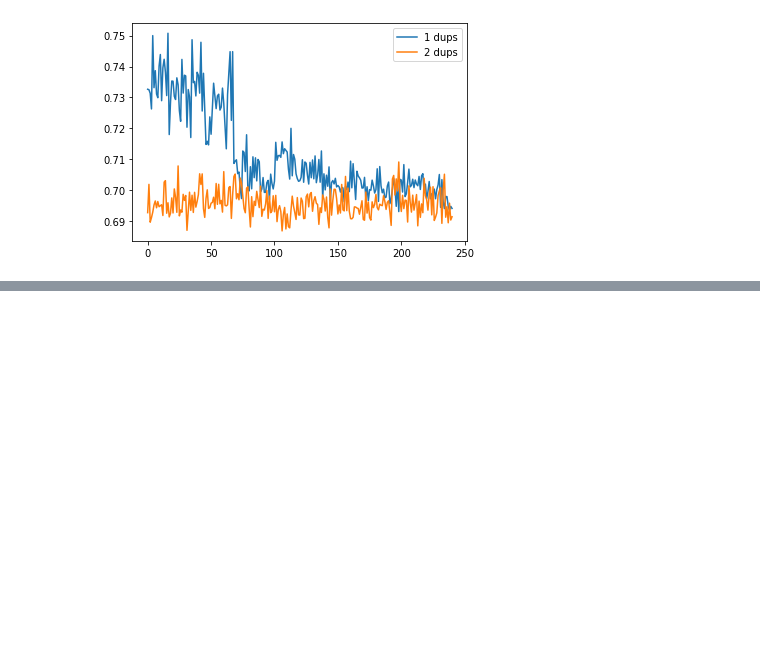
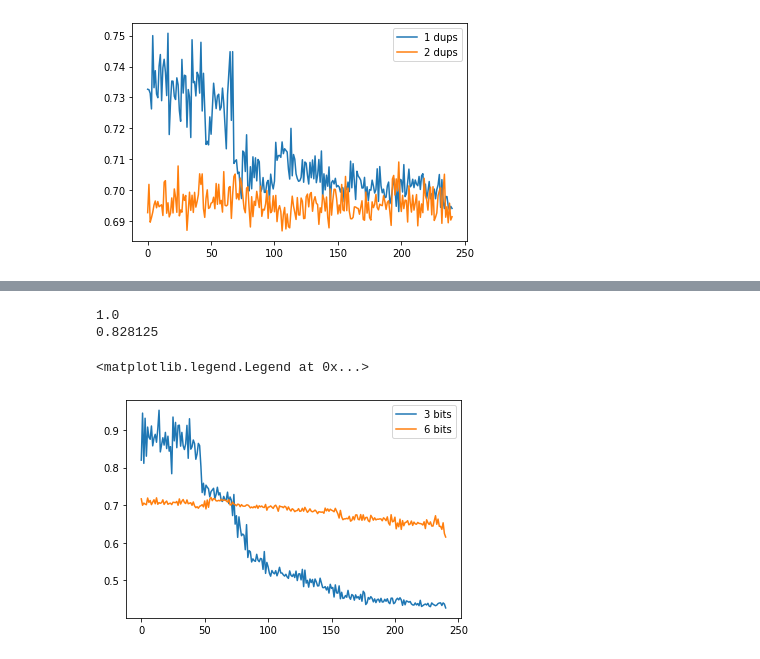
Before and after one commit to Coldog2333/qc_group_project, a Jupyter notebook: Parity_check.ipynb, the cells around one changed output, grey strips where cells are left out. Cells and saved outputs as stored; diff of their text form; code cells hidden in the pictures; blank space fills up the shorter version.

```diff
--- a/Parity_check.ipynb
+++ b/Parity_check.ipynb
@@ -1551,0 +1552,20 @@ print(result[1])
+# %%
+import pickle
+import glob
+
+bits = [3,6]
+dups = [1]
+results = []
+
+for bit in bits:
+    with open(f'results/Parity_check_naive_{bit}_1', 'rb') as f:
+        result = pickle.load(f)
+        print(result[-1])
+        plt.plot(result[0], label=f"{bit} bits")
+
+plt.legend()
+# %% [output]
+1.0
+0.828125
+<matplotlib.legend.Legend at 0x...>
+[figure, added]
```
Also changed, not shown: parts of 2 cells of this notebook, 10 other files.
